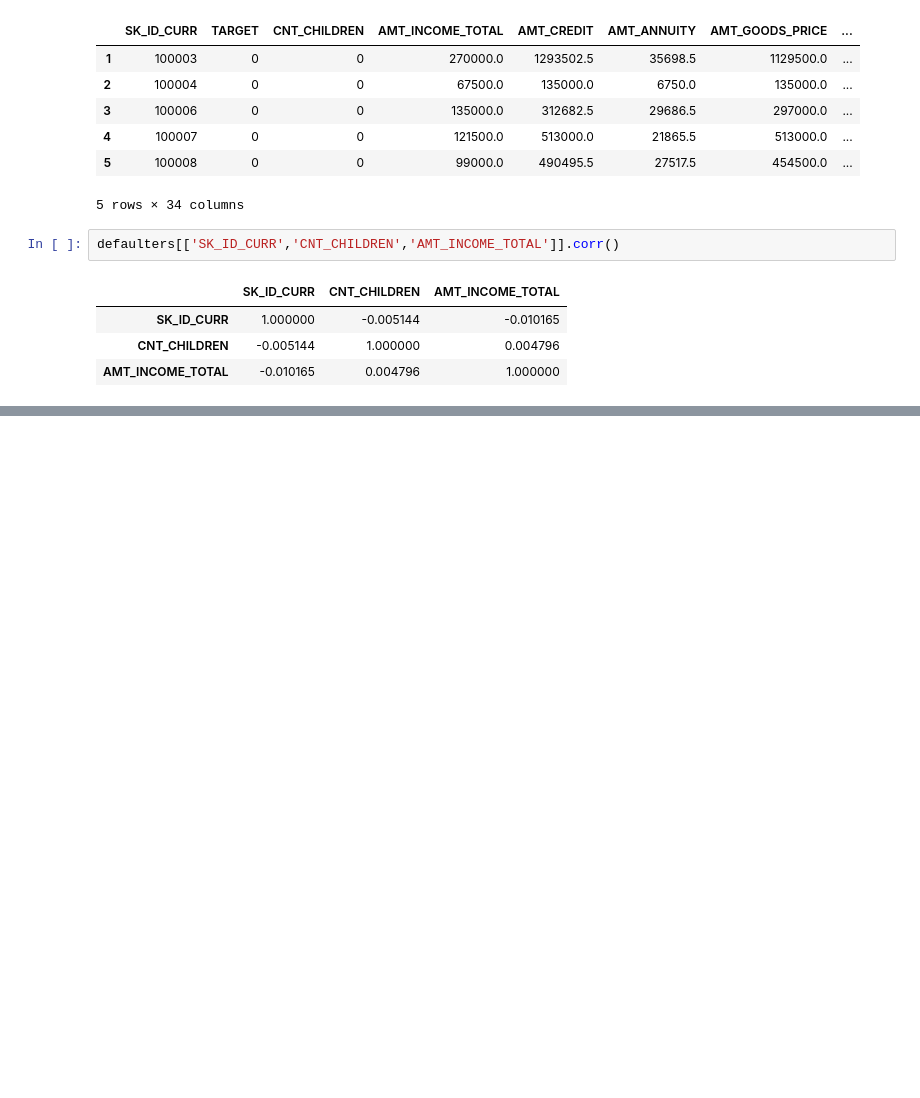
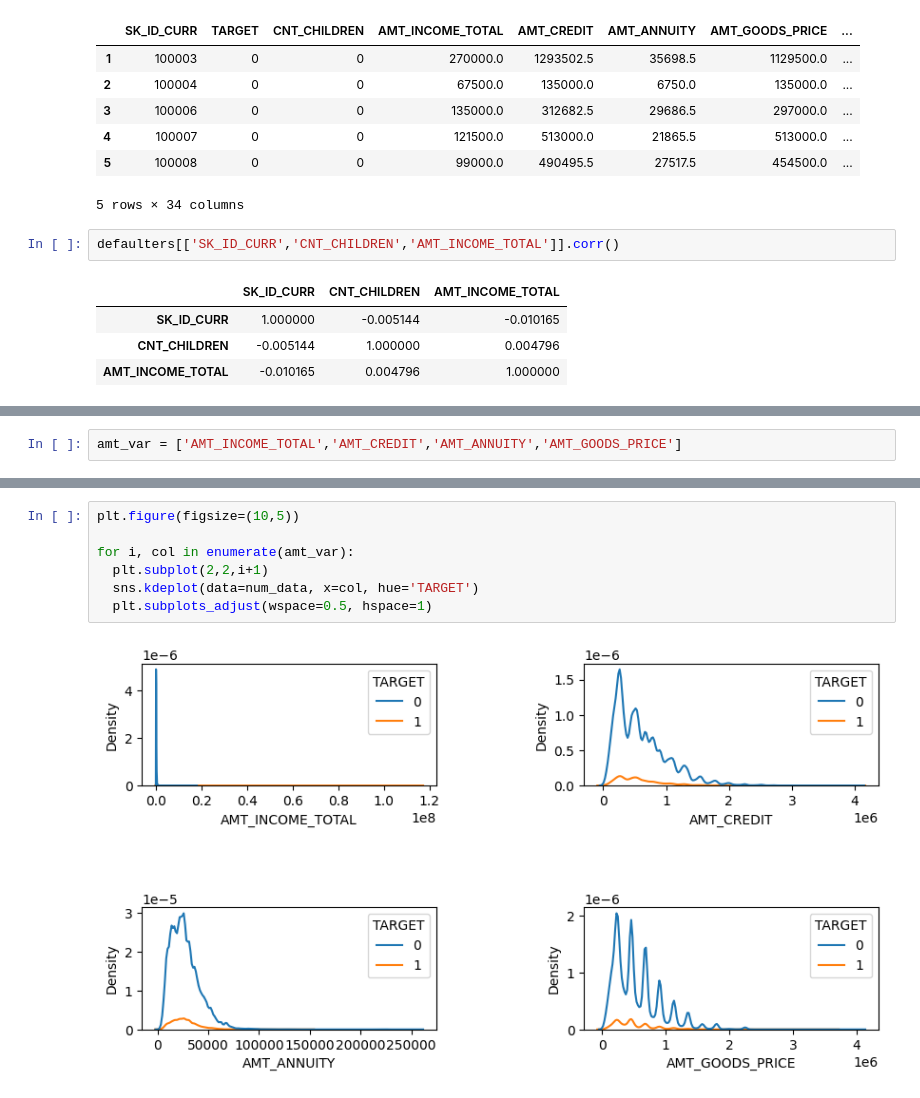
Before and after one commit to sudama-inc/EDA-with-Pandas-and-Numpy, a Jupyter notebook: Exploratory_Data_Analysis_(EDA)_with_Pandas_and_Numpy.ipynb, the cells around one changed output, grey strips where cells are left out. Saved outputs shown, nothing was run; the diff lists cells and outputs as text; blank space fills up the shorter version.

```diff
--- a/Exploratory_Data_Analysis_(EDA)_with_Pandas_and_Numpy.ipynb
+++ b/Exploratory_Data_Analysis_(EDA)_with_Pandas_and_Numpy.ipynb
@@ -671,0 +695,2 @@ defaulter_corr
+# %%
+amt_var = ['AMT_INCOME_TOTAL','AMT_CREDIT','AMT_ANNUITY','AMT_GOODS_PRICE']
@@ -671,0 +702,9 @@ defaulter_corr
+# %%
+plt.figure(figsize=(10,5))
+
+for i, col in enumerate(amt_var):
+  plt.subplot(2,2,i+1)
+  sns.kdeplot(data=num_data, x=col, hue='TARGET')
+  plt.subplots_adjust(wspace=0.5, hspace=1)
+# %% [output]
+[figure, added]
```
Also changed, not shown: parts of 38 cells of this notebook.
